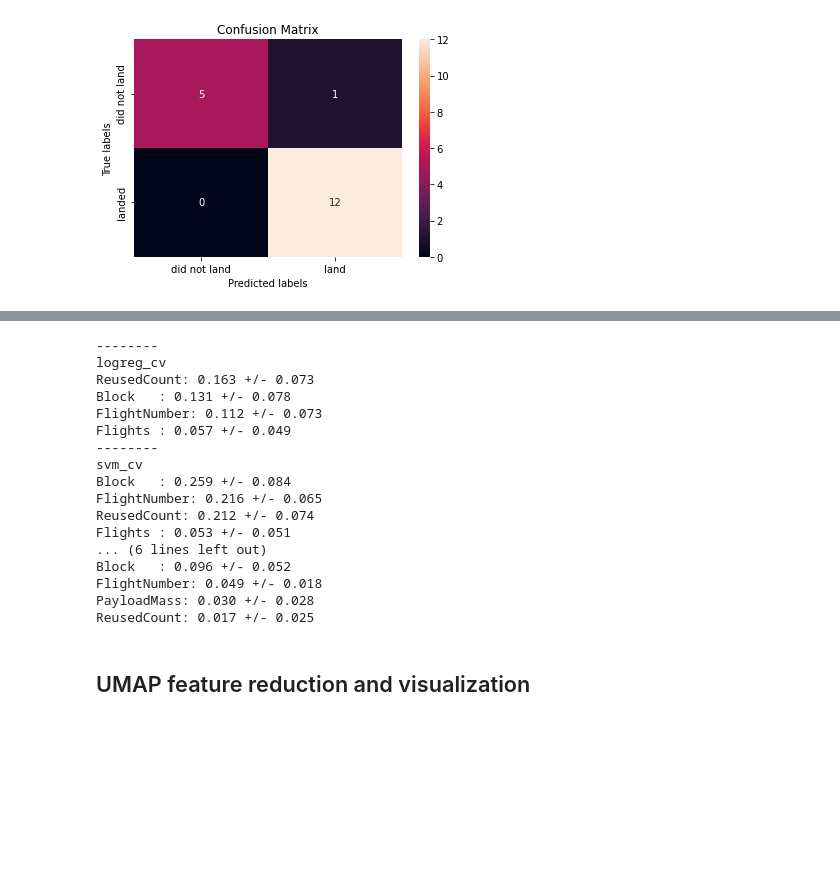
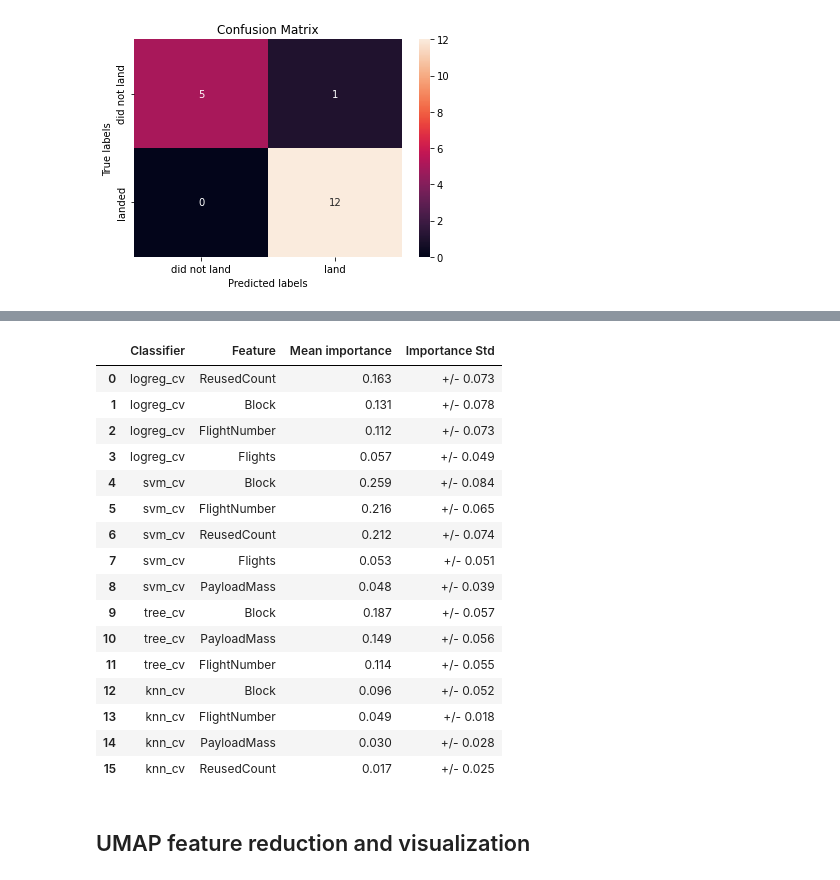
Before and after one commit to cspielvogel/Applied-Data-Science-Capstone, a Jupyter notebook: Machine Learning Prediction Lab.ipynb, the cells around one changed output, grey strips where cells are left out. Saved outputs shown, nothing was run; the diff lists cells and outputs as text; code cells hidden in the pictures; blank space fills up the shorter version.

```diff
--- a/Machine Learning Prediction Lab.ipynb
+++ b/Machine Learning Prediction Lab.ipynb
@@ -530,36 +530,48 @@ Best classifier(s): ['svm_cv', 'knn_cv'] with ACC 0.9444444444444444
 # %%
 from sklearn.inspection import permutation_importance
 
+importance_df = pd.DataFrame()
+clf_col = []
+feature_col = []
+importance_col = []
+importance_std_col = []
+
 for clf_name, model in zip(["logreg_cv", "svm_cv", "tree_cv", "knn_cv"], [logreg_cv, svm_cv, tree_cv, knn_cv]):
-    print("--------")
-    print(clf_name)
     r = permutation_importance(model, X_test, Y_test,
                                n_repeats=50,
                                random_state=0)
 
     for i in r.importances_mean.argsort()[::-1]:
         if r.importances_mean[i] > 0:
-            print(f"{X.columns[i]:<8}: "
-                  f"{r.importances_mean[i]:.3f}"
-                  f" +/- {r.importances_std[i]:.3f}")
+            clf_col.append(clf_name)
+            feature_col.append(f"{X.columns[i]:<8} ")
+            importance_col.append(f"{r.importances_mean[i]:.3f}")
+            importance_std_col.append(f" +/- {r.importances_std[i]:.3f}")
+
+importance_df["Classifier"] = clf_col
+importance_df["Feature"] = feature_col
+importance_df["Mean importance"] = importance_col
+importance_df["Importance Std"] = importance_std_col
+
+importance_df
 # %% [output]
---------
-logreg_cv
-ReusedCount: 0.163 +/- 0.073
-Block   : 0.131 +/- 0.078
-FlightNumber: 0.112 +/- 0.073
-Flights : 0.057 +/- 0.049
---------
-svm_cv
-Block   : 0.259 +/- 0.084
-FlightNumber: 0.216 +/- 0.065
-ReusedCount: 0.212 +/- 0.074
-Flights : 0.053 +/- 0.051
-... (6 lines left out)
-Block   : 0.096 +/- 0.052
-FlightNumber: 0.049 +/- 0.018
-PayloadMass: 0.030 +/- 0.028
-ReusedCount: 0.017 +/- 0.025
+|  | Classifier | Feature | Mean importance | Importance Std |
+| 0 | logreg_cv | ReusedCount | 0.163 | +/- 0.073 |
+| 1 | logreg_cv | Block | 0.131 | +/- 0.078 |
+| 2 | logreg_cv | FlightNumber | 0.112 | +/- 0.073 |
+| 3 | logreg_cv | Flights | 0.057 | +/- 0.049 |
+| 4 | svm_cv | Block | 0.259 | +/- 0.084 |
+| 5 | svm_cv | FlightNumber | 0.216 | +/- 0.065 |
+| 6 | svm_cv | ReusedCount | 0.212 | +/- 0.074 |
+| 7 | svm_cv | Flights | 0.053 | +/- 0.051 |
+| 8 | svm_cv | PayloadMass | 0.048 | +/- 0.039 |
+| 9 | tree_cv | Block | 0.187 | +/- 0.057 |
+| 10 | tree_cv | PayloadMass | 0.149 | +/- 0.056 |
+| 11 | tree_cv | FlightNumber | 0.114 | +/- 0.055 |
+| 12 | knn_cv | Block | 0.096 | +/- 0.052 |
+| 13 | knn_cv | FlightNumber | 0.049 | +/- 0.018 |
+| 14 | knn_cv | PayloadMass | 0.030 | +/- 0.028 |
+| 15 | knn_cv | ReusedCount | 0.017 | +/- 0.025 |
 # %% [markdown]
 ## UMAP feature reduction and visualization
 # %%
```
Also changed, not shown: parts of 8 cells of this notebook.
